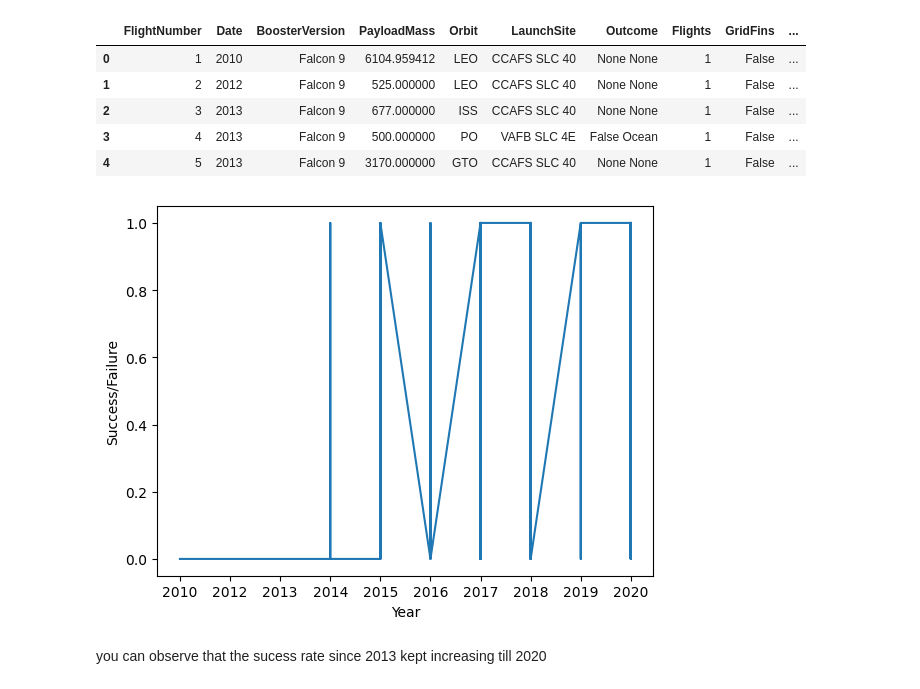
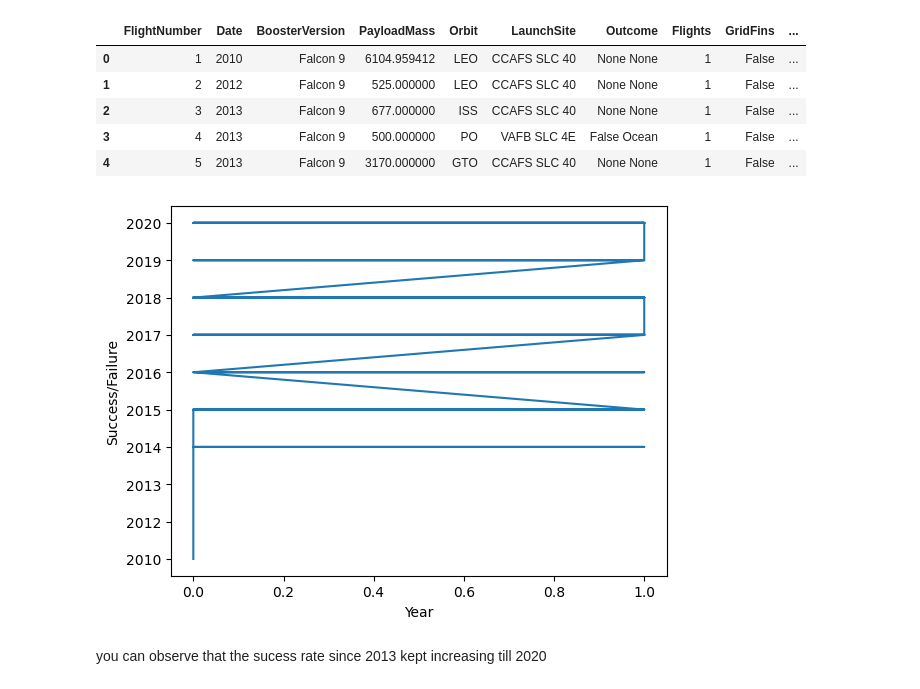
Before and after one commit to JulieDataSc/JulieRepos, a Jupyter notebook: edadataviz.ipynb, the cells around one changed output. Cells and saved outputs as stored; diff of their text form; code cells hidden in the pictures.

```diff
--- a/edadataviz.ipynb
+++ b/edadataviz.ipynb
@@ -184,12 +184,12 @@ df.head()
 # %%
 # Plot a line chart with x axis to be the extracted year and y axis to be the success rate
 
-plt.plot(df['Date'],df["Class"])
+plt.plot(df.Class,df.Date)
 plt.xlabel("Year")
 plt.ylabel("Success/Failure")
 plt.show()
 # %% [output]
-[figure, old version]
+[figure, new version]
 # %% [markdown]
 you can observe that the sucess rate since 2013 kept increasing till 2020
 # %% [markdown]
```
Also changed, not shown: parts of 4 cells of this notebook.
